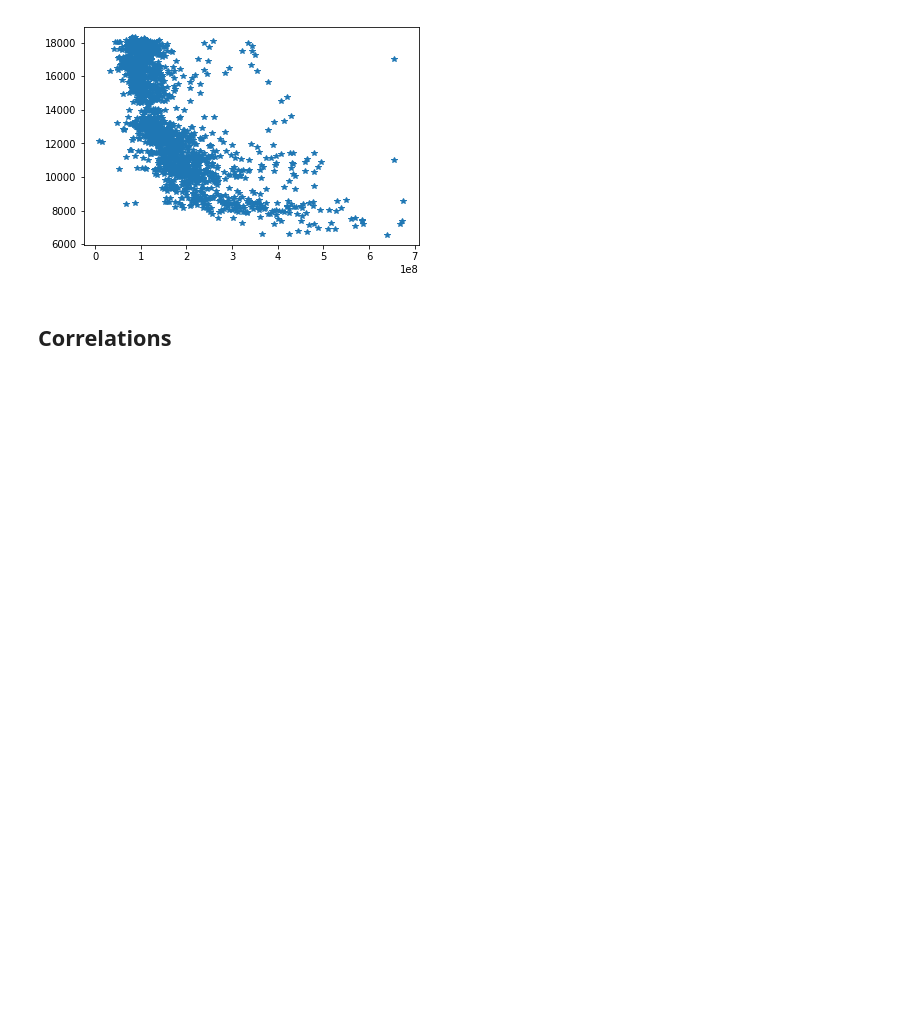
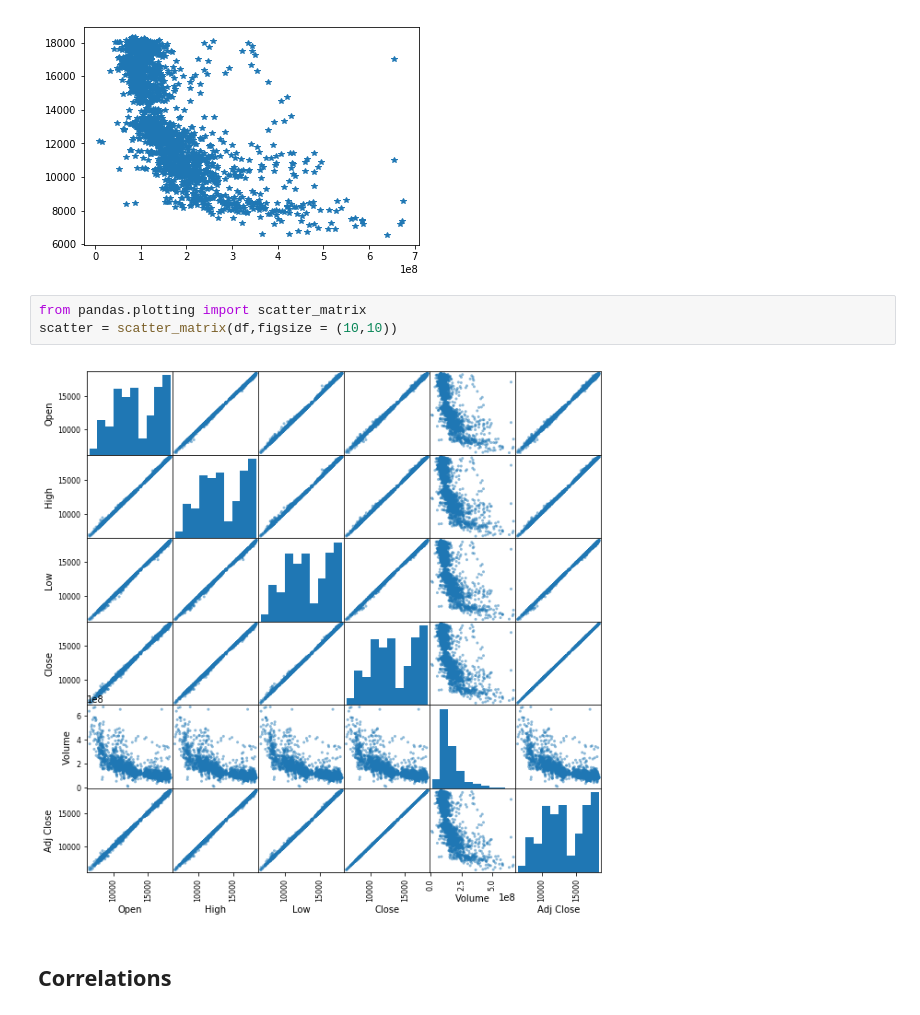
Before and after one commit to abbasiehsan1991/DataMining_concepts, a Jupyter notebook: Data_Mining_Concepts.ipynb, the cells around one changed output. Saved outputs shown, nothing was run; the diff lists cells and outputs as text; blank space fills up the shorter version.

```diff
--- a/Data_Mining_Concepts.ipynb
+++ b/Data_Mining_Concepts.ipynb
@@ -226,6 +249,11 @@ plt.plot(df.Volume, df.Open, '*')
 # %% [output]
 [<matplotlib.lines.Line2D at 0x...>]
 [figure]
+# %%
+from pandas.plotting import scatter_matrix
+scatter = scatter_matrix(df,figsize = (10,10))
+# %% [output]
+[figure, added]
 # %% [markdown]
 ## Correlations
 # %%
```
Also changed, not shown: parts of 3 cells of this notebook.
